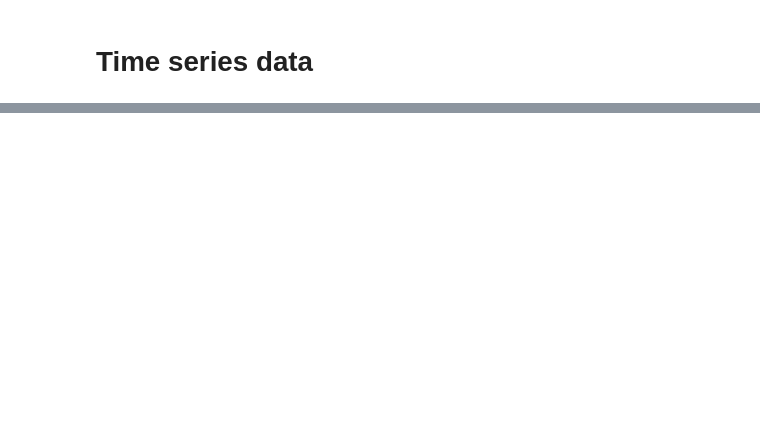
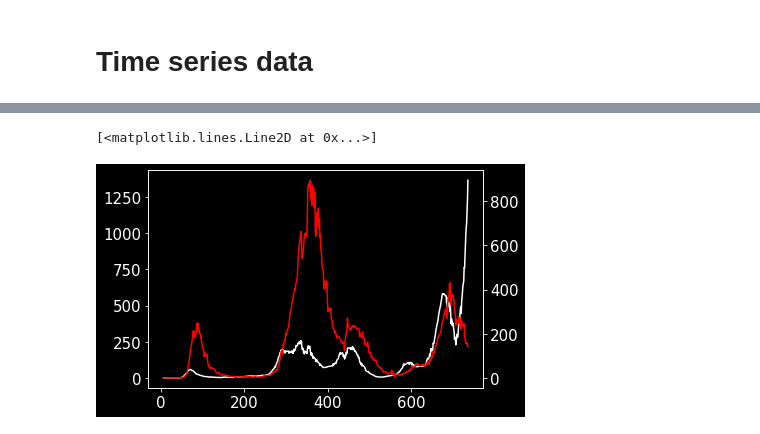
Before and after one commit to mikehemberger/corona-dashboard, a Jupyter notebook: explore-tsdata-metrics.ipynb, the cells around one changed output, grey strips where cells are left out. Saved outputs shown, nothing was run; the diff lists cells and outputs as text; code cells hidden in the pictures; blank space fills up the shorter version.

```diff
--- a/explore-tsdata-metrics.ipynb
+++ b/explore-tsdata-metrics.ipynb
@@ -36,0 +19,13 @@ dfr.loc[:, t[-180]].sum()
+# %%
+# dfs = [read (from string list)]
+url = "https://raw.githubusercontent.com/CSSEGISandData/COVID-19/master/csse_covid_19_data/csse_covid_19_time_series/"
+csv_url = "time_series_covid19_confirmed_global.csv"
+dfc = pd.read_csv(url + csv_url, parse_dates=True)  # infection data
+
+csv_url = "time_series_covid19_deaths_global.csv"
+dfd = pd.read_csv(url + csv_url, parse_dates=True)  # deaths
+
+ts_min = 4  # measurements begin
+t = dfc.columns.tolist()[ts_min:]
+
+print("Current date", t[-1])
@@ -57,0 +88,15 @@ print(recov, drecov)
+# %%
+fig, ax1 = plt.subplots()
+
+ax2 = ax1.twinx()
+ax1.plot(y / 100, 'w-')
+ax2.plot(y2, 'r-')
+
+# Mark the begiining of the vaccination campaign in plot
+
+#ax1.set_xlabel('X data')
+#ax1.set_ylabel('Y1 data', color='g')
+#ax2.set_ylabel('Y2 data', color='b')
+# %% [output]
+[<matplotlib.lines.Line2D at 0x...>]
+[figure, added]
```
Also changed, not shown: parts of 13 cells of this notebook, 2 other files.
